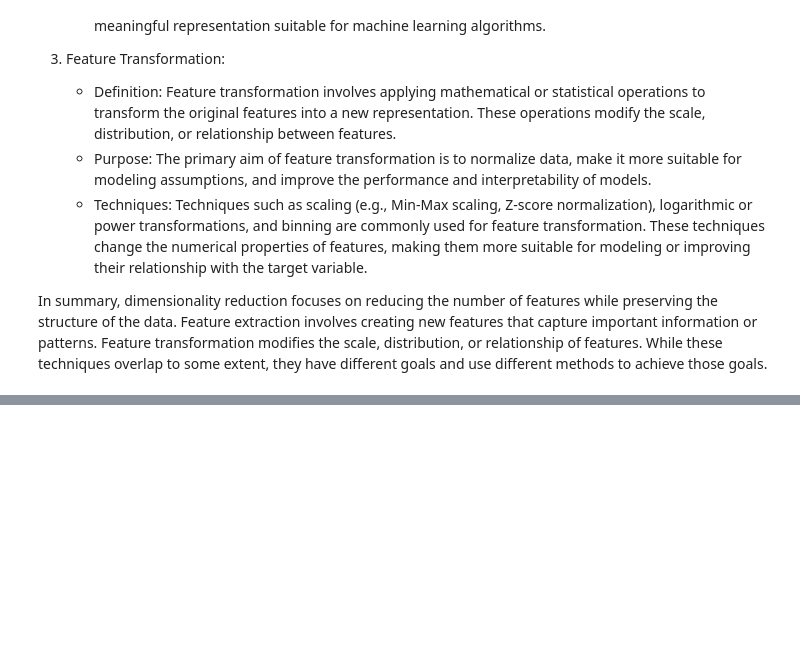
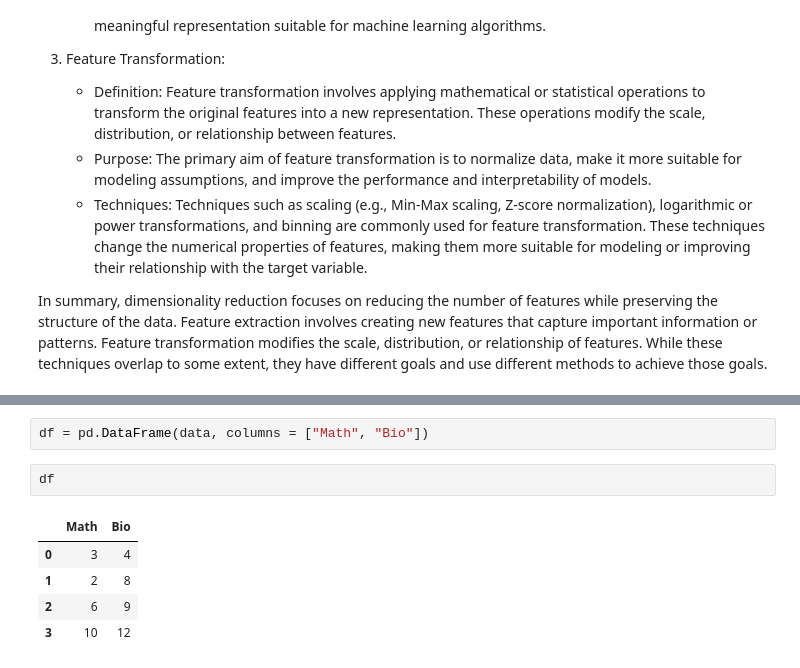
Before and after one commit to devkegovind/FSDS1, a Jupyter notebook: PCA/pca.ipynb, the cells around one changed output, grey strips where cells are left out. Saved outputs shown, nothing was run; the diff lists cells and outputs as text; blank space fills up the shorter version.

```diff
--- a/PCA/pca.ipynb
+++ b/PCA/pca.ipynb
@@ -323,0 +339,10 @@ In summary, dimensionality reduction focuses on reducing the number of features
+# %%
+df = pd.DataFrame(data, columns = ["Math", "Bio"])
+# %%
+df
+# %% [output]
+|  | Math | Bio |
+| 0 | 3 | 4 |
+| 1 | 2 | 8 |
+| 2 | 6 | 9 |
+| 3 | 10 | 12 |
```
Also changed, not shown: parts of 28 cells of this notebook.
